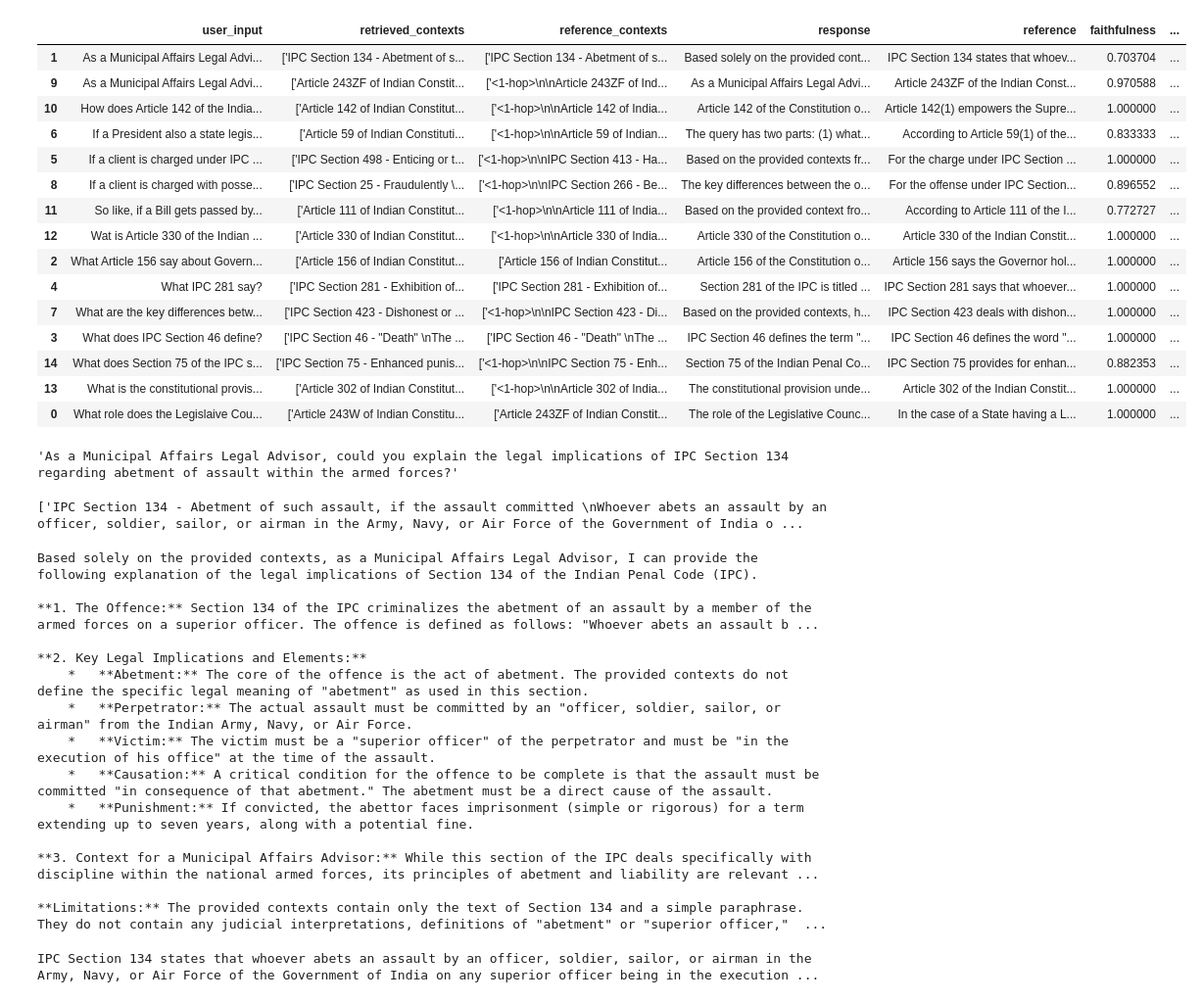
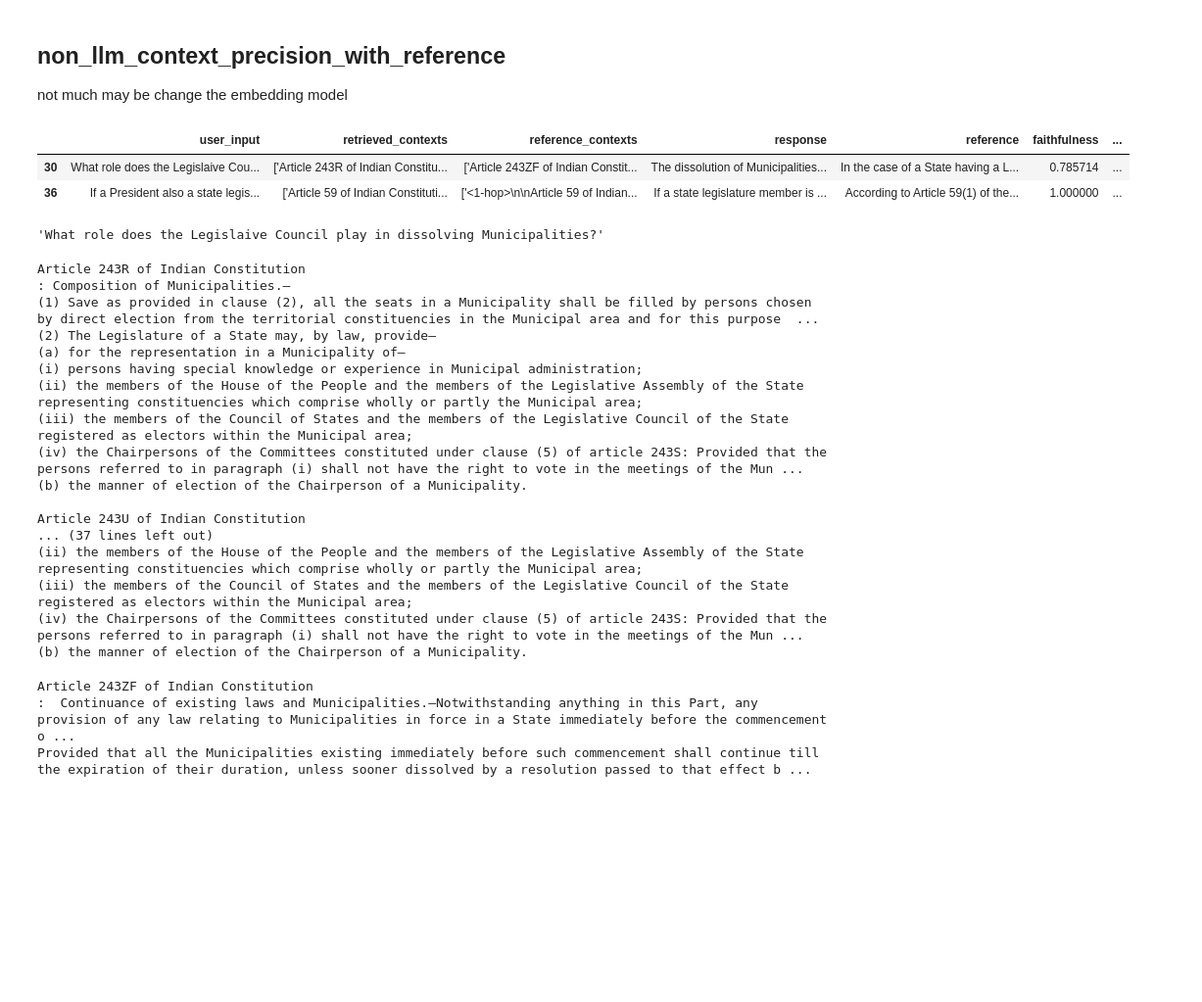
Before and after one commit to pankaj-2708/Self-RAG-and-Corrective-RAG-for-Indian-Constitution, a Jupyter notebook: notebooks/ragas_results.ipynb, the cells around one changed output. Shown at 98% size. Saved outputs shown, nothing was run; the diff lists cells and outputs as text; code cells hidden in the pictures; blank space fills up the shorter version.

```diff
--- a/notebooks/ragas_results.ipynb
+++ b/notebooks/ragas_results.ipynb
@@ -10,50 +12,48 @@ df.head()
 # %%
 df2=pd.read_csv("../data/evaluation_progress_results/evaluation_history2.csv")
+# %% [markdown]
+## non_llm_context_precision_with_reference
+not much may be change the embedding model
 # %%
-df2.sort_values("user_input")
+df2[(df2['non_llm_context_precision_with_reference']<0.95) & (df2['run_id']=="2026-07-09 20:38:47")]
 # %% [output]
 |  | user_input | retrieved_contexts | reference_contexts | response | reference | faithfulness | ... |
-| 1 | As a Municipal Affairs Legal Advi... | ['IPC Section 134 - Abetment of s... | ['IPC Section 134 - Abetment of s... | Based solely on the provided cont... | IPC Section 134 states that whoev... | 0.703704 | ... |
-| 9 | As a Municipal Affairs Legal Advi... | ['Article 243ZF of Indian Constit... | ['<1-hop>\n\nArticle 243ZF of Ind... | As a Municipal Affairs Legal Advi... | Article 243ZF of the Indian Const... | 0.970588 | ... |
-| 10 | How does Article 142 of the India... | ['Article 142 of Indian Constitut... | ['<1-hop>\n\nArticle 142 of India... | Article 142 of the Constitution o... | Article 142(1) empowers the Supre... | 1.000000 | ... |
-| 6 | If a President also a state legis... | ['Article 59 of Indian Constituti... | ['<1-hop>\n\nArticle 59 of Indian... | The query has two parts: (1) what... | According to Article 59(1) of the... | 0.833333 | ... |
-| 5 | If a client is charged under IPC ... | ['IPC Section 498 - Enticing or t... | ['<1-hop>\n\nIPC Section 413 - Ha... | Based on the provided contexts fr... | For the charge under IPC Section ... | 1.000000 | ... |
-| 8 | If a client is charged with posse... | ['IPC Section 25 - Fraudulently \... | ['<1-hop>\n\nIPC Section 266 - Be... | The key differences between the o... | For the offense under IPC Section... | 0.896552 | ... |
-| 11 | So like, if a Bill gets passed by... | ['Article 111 of Indian Constitut... | ['<1-hop>\n\nArticle 111 of India... | Based on the provided context fro... | According to Article 111 of the I... | 0.772727 | ... |
-| 12 | Wat is Article 330 of the Indian ... | ['Article 330 of Indian Constitut... | ['<1-hop>\n\nArticle 330 of India... | Article 330 of the Constitution o... | Article 330 of the Indian Constit... | 1.000000 | ... |
-| 2 | What Article 156 say about Govern... | ['Article 156 of Indian Constitut... | ['Article 156 of Indian Constitut... | Article 156 of the Constitution o... | Article 156 says the Governor hol... | 1.000000 | ... |
-| 4 | What IPC 281 say? | ['IPC Section 281 - Exhibition of... | ['IPC Section 281 - Exhibition of... | Section 281 of the IPC is titled ... | IPC Section 281 says that whoever... | 1.000000 | ... |
-| 7 | What are the key differences betw... | ['IPC Section 423 - Dishonest or ... | ['<1-hop>\n\nIPC Section 423 - Di... | Based on the provided contexts, h... | IPC Section 423 deals with dishon... | 1.000000 | ... |
-| 3 | What does IPC Section 46 define? | ['IPC Section 46 - "Death" \nThe ... | ['IPC Section 46 - "Death" \nThe ... | IPC Section 46 defines the term "... | IPC Section 46 defines the word "... | 1.000000 | ... |
-| 14 | What does Section 75 of the IPC s... | ['IPC Section 75 - Enhanced punis... | ['<1-hop>\n\nIPC Section 75 - Enh... | Section 75 of the Indian Penal Co... | IPC Section 75 provides for enhan... | 0.882353 | ... |
-| 13 | What is the constitutional provis... | ['Article 302 of Indian Constitut... | ['<1-hop>\n\nArticle 302 of India... | The constitutional provision unde... | Article 302 of the Indian Constit... | 1.000000 | ... |
-| 0 | What role does the Legislaive Cou... | ['Article 243W of Indian Constitu... | ['Article 243ZF of Indian Constit... | The role of the Legislative Counc... | In the case of a State having a L... | 1.000000 | ... |
+| 30 | What role does the Legislaive Cou... | ['Article 243R of Indian Constitu... | ['Article 243ZF of Indian Constit... | The dissolution of Municipalities... | In the case of a State having a L... | 0.785714 | ... |
+| 36 | If a President also a state legis... | ['Article 59 of Indian Constituti... | ['<1-hop>\n\nArticle 59 of Indian... | If a state legislature member is ... | According to Article 59(1) of the... | 1.000000 | ... |
 # %%
-df2.iloc[1,:]['user_input']
+df2.iloc[30,:]['user_input']
 # %% [output]
-'As a Municipal Affairs Legal Advisor, could you explain the legal implications of IPC Section 134 regarding abetment of assault within the armed forces?'
+'What role does the Legislaive Council play in dissolving Municipalities?'
 # %%
-print(df2.iloc[1,:]['retrieved_contexts'])
+import ast
+x=ast.literal_eval(df2.iloc[30,:]['retrieved_contexts'])
+# differnt emebedding llm is a possible solution
+for i in x:
+    print(i)
+    print()
 # %% [output]
-['IPC Section 134 - Abetment of such assault, if the assault committed \nWhoever abets an assault by an officer, soldier, sailor, or airman in the Army, Navy, or Air Force of the Government of India o ...
+Article 243R of Indian Constitution
+: Composition of Municipalities.—
+(1) Save as provided in clause (2), all the seats in a Municipality shall be filled by persons chosen by direct election from the territorial constituencies in the Municipal area and for this purpose  ...
+(2) The Legislature of a State may, by law, provide—
+(a) for the representation in a Municipality of—
+(i) persons having special knowledge or experience in Municipal administration;
+(ii) the members of the House of the People and the members of the Legislative Assembly of the State representing constituencies which comprise wholly or partly the Municipal area;
+(iii) the members of the Council of States and the members of the Legislative Council of the State registered as electors within the Municipal area;
+(iv) the Chairpersons of the Committees constituted under clause (5) of article 243S: Provided that the persons referred to in paragraph (i) shall not have the right to vote in the meetings of the Mun ...
+(b) the manner of election of the Chairperson of a Municipality.
+
+Article 243U of Indian Constitution
+... (37 lines left out)
+(ii) the members of the House of the People and the members of the Legislative Assembly of the State representing constituencies which comprise wholly or partly the Municipal area;
+(iii) the members of the Council of States and the members of the Legislative Council of the State registered as electors within the Municipal area;
+(iv) the Chairpersons of the Committees constituted under clause (5) of article 243S: Provided that the persons referred to in paragraph (i) shall not have the right to vote in the meetings of the Mun ...
+(b) the manner of election of the Chairperson of a Municipality.
 # %%
-print(df2.iloc[1,:]['response'])
+x=ast.literal_eval(df2.iloc[30,:]['reference_contexts'])
+for i in x:
+    print(i)
 # %% [output]
-Based solely on the provided contexts, as a Municipal Affairs Legal Advisor, I can provide the following explanation of the legal implications of Section 134 of the Indian Penal Code (IPC).
-
-**1. The Offence:** Section 134 of the IPC criminalizes the abetment of an assault by a member of the armed forces on a superior officer. The offence is defined as follows: "Whoever abets an assault b ...
-
-**2. Key Legal Implications and Elements:**
-    *   **Abetment:** The core of the offence is the act of abetment. The provided contexts do not define the specific legal meaning of "abetment" as used in this section.
-    *   **Perpetrator:** The actual assault must be committed by an "officer, soldier, sailor, or airman" from the Indian Army, Navy, or Air Force.
-    *   **Victim:** The victim must be a "superior officer" of the perpetrator and must be "in the execution of his office" at the time of the assault.
-    *   **Causation:** A critical condition for the offence to be complete is that the assault must be committed "in consequence of that abetment." The abetment must be a direct cause of the assault.
-    *   **Punishment:** If convicted, the abettor faces imprisonment (simple or rigorous) for a term extending up to seven years, along with a potential fine.
-
-**3. Context for a Municipal Affairs Advisor:** While this section of the IPC deals specifically with discipline within the national armed forces, its principles of abetment and liability are relevant ...
-
-**Limitations:** The provided contexts contain only the text of Section 134 and a simple paraphrase. They do not contain any judicial interpretations, definitions of "abetment" or "superior officer,"  ...
+Article 243ZF of Indian Constitution
+:  Continuance of existing laws and Municipalities.—Notwithstanding anything in this Part, any provision of any law relating to Municipalities in force in a State immediately before the commencement o ...
+Provided that all the Municipalities existing immediately before such commencement shall continue till the expiration of their duration, unless sooner dissolved by a resolution passed to that effect b ...
-# %%
-print(df2.iloc[1,:]['reference'])
-# %% [output]
-IPC Section 134 states that whoever abets an assault by an officer, soldier, sailor, or airman in the Army, Navy, or Air Force of the Government of India on any superior officer being in the execution ...
```
Also changed, not shown: parts of 34 cells of this notebook, 11 other files.
